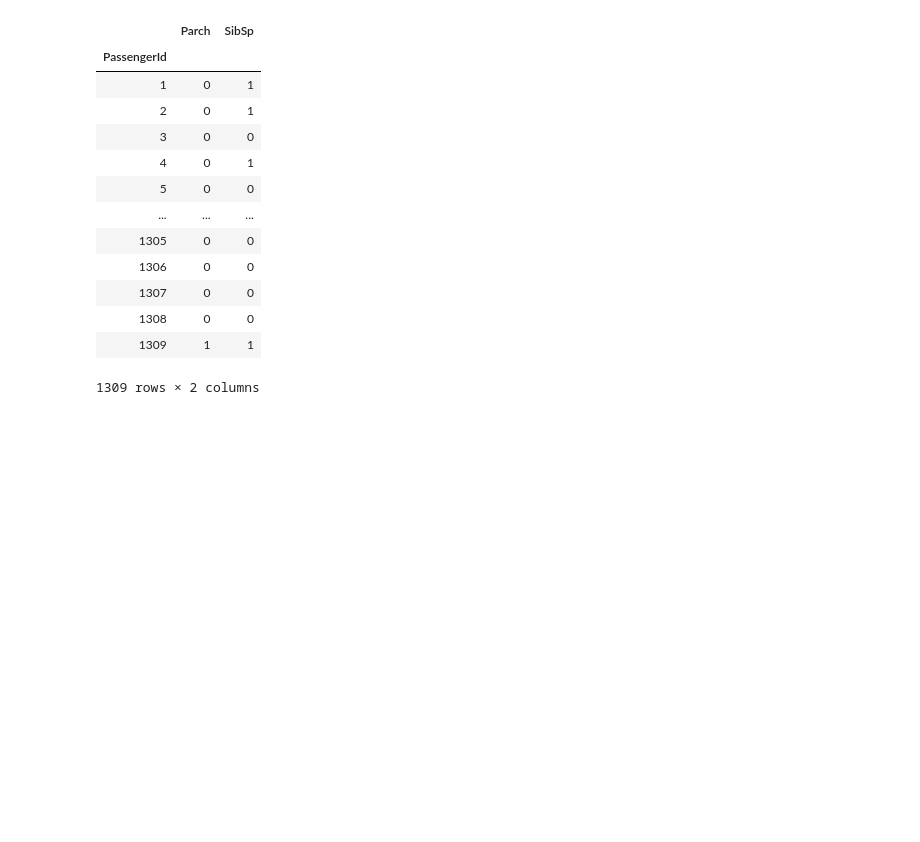
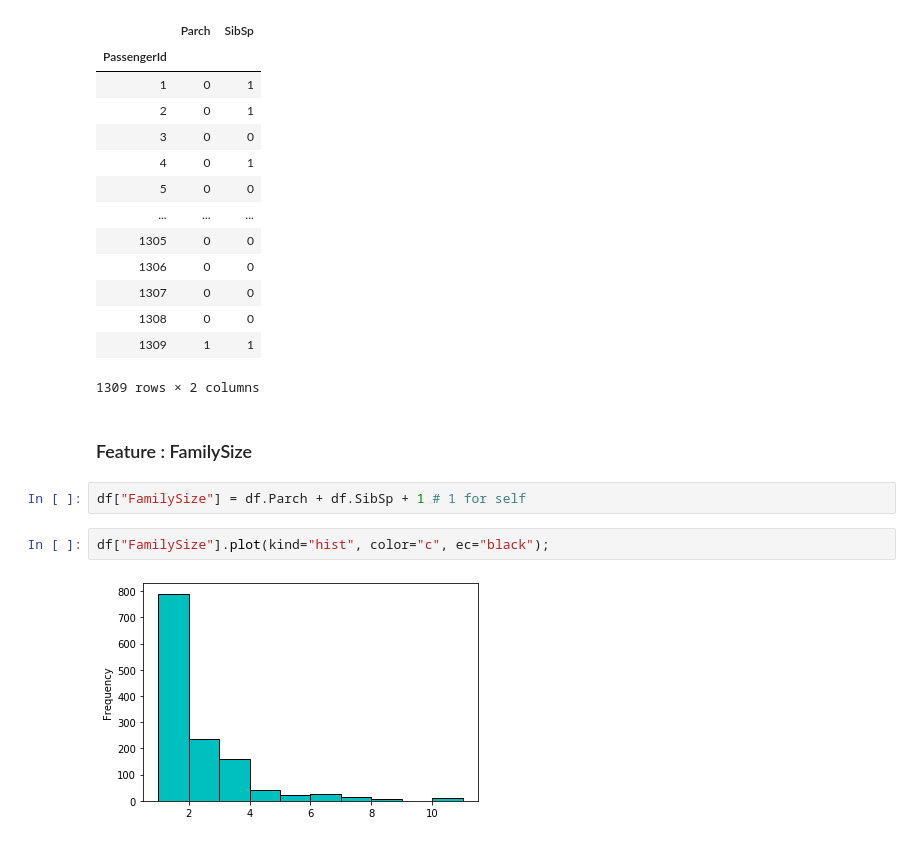
Before and after one commit to VK1120/supreme-giggle, a Jupyter notebook: titanic/notebooks/EDA.ipynb, the cells around one changed output. Cells and saved outputs as stored; diff of their text form; blank space fills up the shorter version.

```diff
--- a/titanic/notebooks/EDA.ipynb
+++ b/titanic/notebooks/EDA.ipynb
@@ -824,3 +824,11 @@ df[["Parch", "SibSp"]]
 | 1308 | 0 | 0 |
 | 1309 | 1 | 1 |
 1309 rows × 2 columns
+# %% [markdown]
+### Feature : FamilySize
+# %%
+df["FamilySize"] = df.Parch + df.SibSp + 1 # 1 for self
+# %%
+df["FamilySize"].plot(kind="hist", color="c", ec="black");
+# %% [output]
+[figure, added]
```
Also changed, not shown: parts of 30 cells of this notebook, 3 other files.
